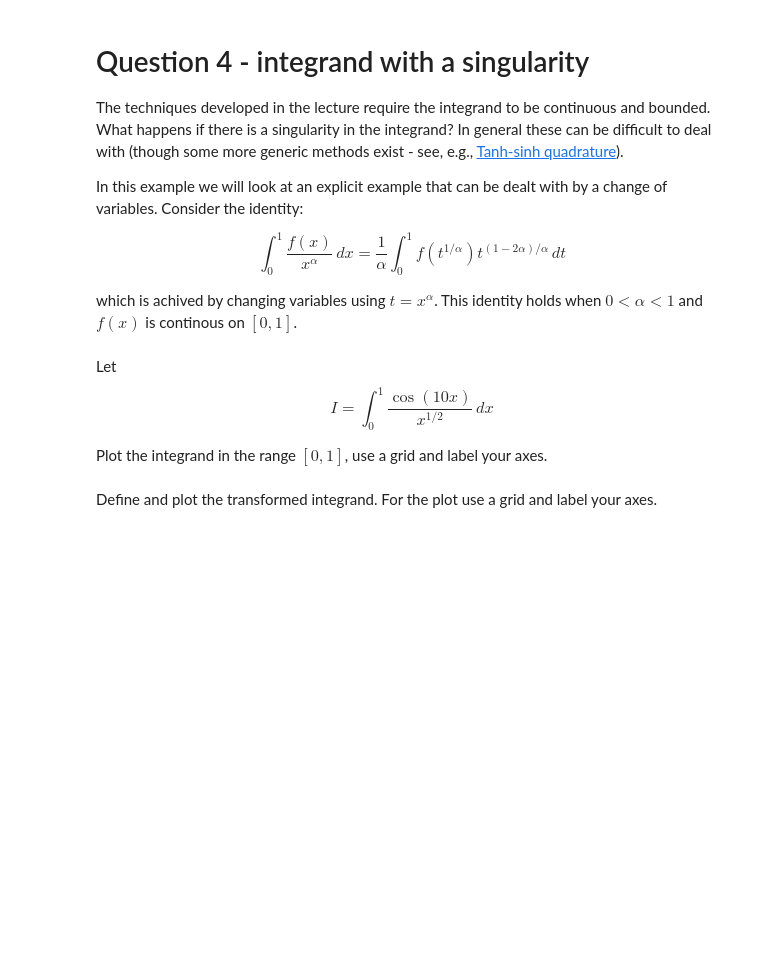
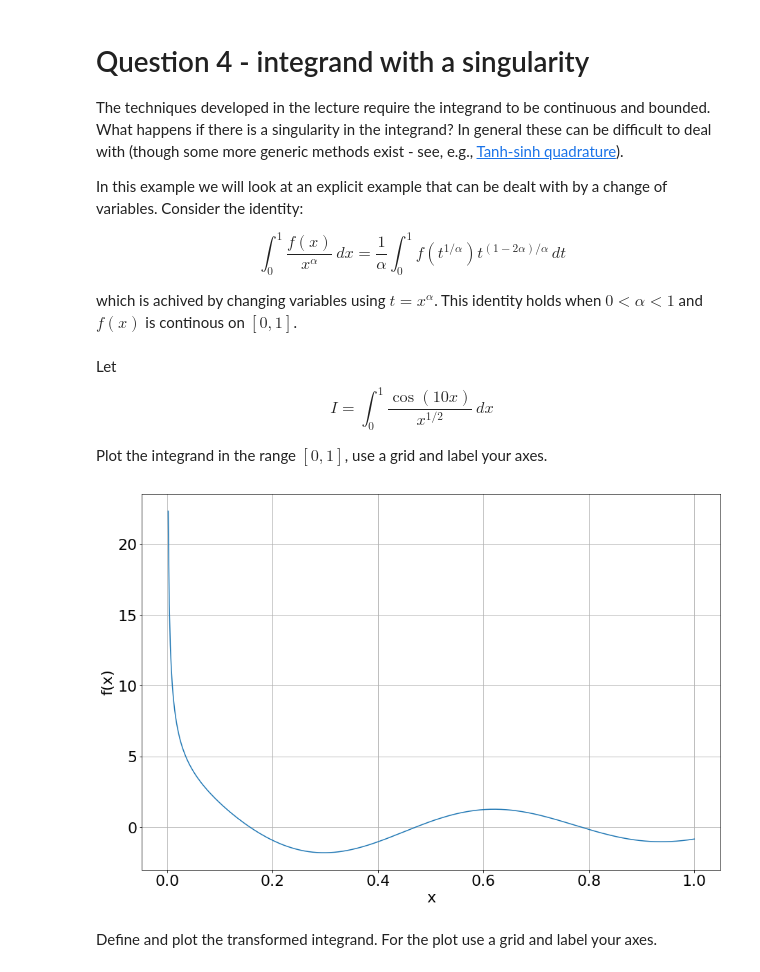
Before and after one commit to lobsterbottomy/Computational-Science-Assignments, a Jupyter notebook: Assignment-4.ipynb, the cells around one changed output. Saved outputs shown, nothing was run; the diff lists cells and outputs as text; code cells hidden in the pictures; blank space fills up the shorter version.

```diff
--- a/Assignment-4.ipynb
+++ b/Assignment-4.ipynb
@@ -234,5 +231,16 @@ Let
 $$I = \int^1_0 \frac{\cos(10x)}{x^{1/2}}\,dx $$
 
 Plot the integrand in the range $[0,1]$, use a grid and label your axes.
+# %%
+x = np.linspace(0,1,500)
+y = np.cos(10*x)/(x**(0.5))
+
+plt.xlabel("x")
+plt.ylabel("f(x)")
+plt.grid(True)
+plt.plot(x,y)
+plt.show()
+# %% [output]
+[figure, added]
 # %% [markdown]
 Define and plot the transformed integrand. For the plot use a grid and label your axes.
```
Also changed, not shown: parts of 8 cells of this notebook.
